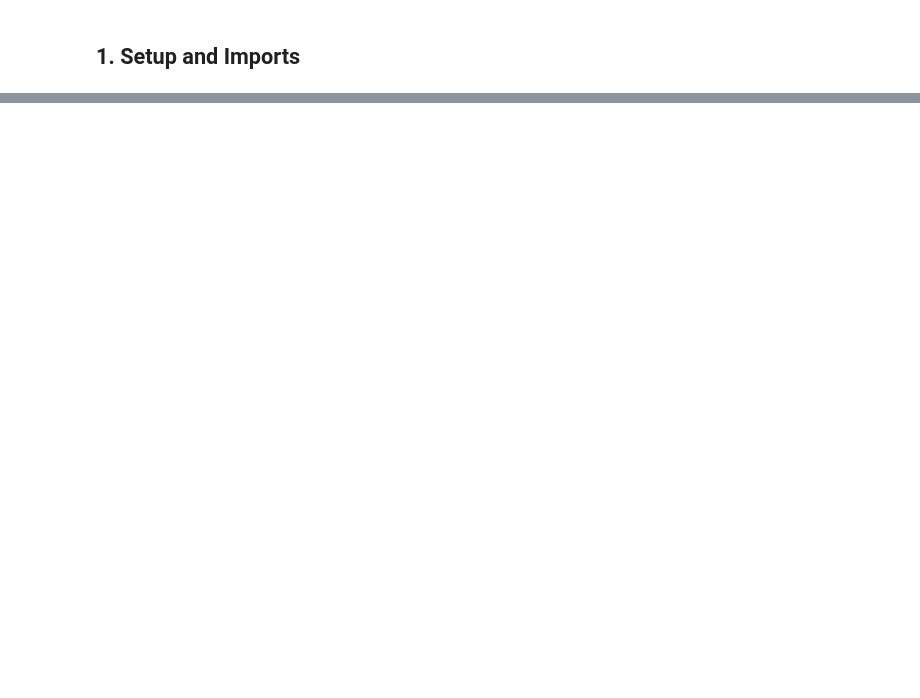
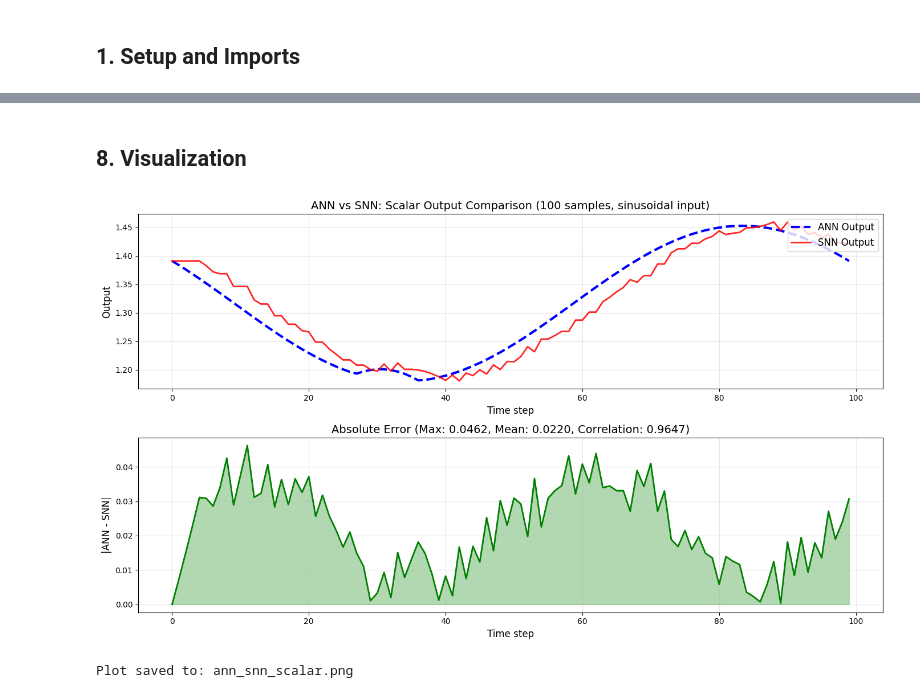
Before and after one commit to evgenyagantaev/lava_projects, a Jupyter notebook: 01_ann_snn_equivalence/demo.ipynb, the cells around one changed output, grey strips where cells are left out. Drawn from its saved outputs; the diff is of its cells as text; code cells hidden in the pictures; blank space fills up the shorter version.

```diff
--- a/01_ann_snn_equivalence/demo.ipynb
+++ b/01_ann_snn_equivalence/demo.ipynb
@@ -274,0 +215,14 @@ print("\nPlot saved to: ann_snn_comparison.png")
+# %%
+# Calculate error metrics
+error = np.abs(ann_sin - snn_sin)
+correlation = np.corrcoef(ann_sin, snn_sin)[0, 1]
+
+print("=" * 60)
+print("RESULTS: ANN vs SNN Comparison")
+print("=" * 60)
+print(f"\nANN output range: [{ann_sin.min():.3f}, {ann_sin.max():.3f}]")
+print(f"SNN output range: [{snn_sin.min():.3f}, {snn_sin.max():.3f}]")
+print(f"\nMax error:  {error.max():.4f}")
+print(f"Mean error: {error.mean():.4f}")
+print(f"Correlation: {correlation:.4f}")
+print("=" * 60)
@@ -275 +241,35 @@ print("\nPlot saved to: ann_snn_comparison.png")
+# %% [markdown]
+## 8. Visualization
+# %%
+# Plot comparison
+fig, axes = plt.subplots(2, 1, figsize=(14, 8))
+time_axis = np.arange(T_SIN)
+
+# Main comparison plot
+ax = axes[0]
+ax.plot(time_axis, ann_sin, 'b--', linewidth=3, label='ANN Output')
+ax.plot(time_axis, snn_sin, 'r-', linewidth=2, alpha=0.85, label='SNN Output')
+ax.set_xlabel('Time step', fontsize=12)
+ax.set_ylabel('Output', fontsize=12)
+ax.set_title('ANN vs SNN: Scalar Output Comparison (100 samples, sinusoidal input)', fontsize=14)
+ax.legend(fontsize=12, loc='upper right')
+ax.grid(True, alpha=0.3)
+
+# Error plot
+ax = axes[1]
+ax.plot(time_axis, error, 'g-', linewidth=2)
+ax.fill_between(time_axis, 0, error, alpha=0.3, color='green')
+ax.set_xlabel('Time step', fontsize=12)
+ax.set_ylabel('|ANN - SNN|', fontsize=12)
+ax.set_title(f'Absolute Error (Max: {error.max():.4f}, Mean: {error.mean():.4f}, Correlation: {correlation:.4f})', fontsize=14)
+ax.grid(True, alpha=0.3)
+
+plt.tight_layout()
+plt.savefig('ann_snn_scalar.png', dpi=150)
+plt.show()
+
+print("\nPlot saved to: ann_snn_scalar.png")
+# %% [output]
+[figure, added]
+Plot saved to: ann_snn_scalar.png
 # %% [markdown]
```
Also changed, not shown: parts of 25 cells of this notebook, 5 other files.
